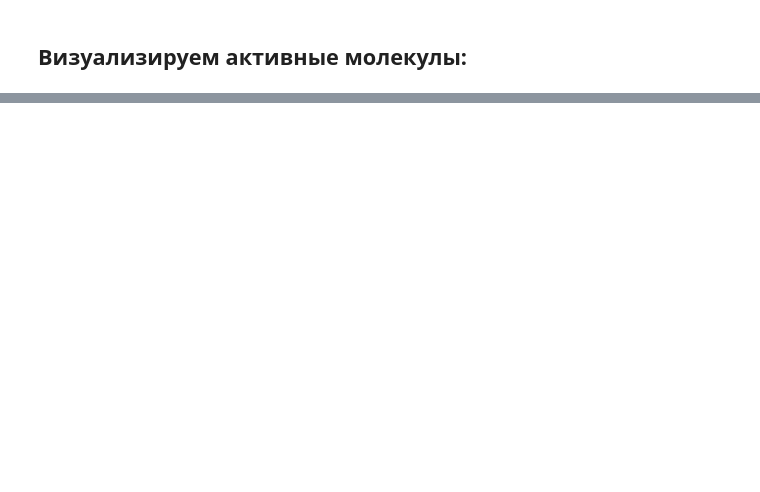
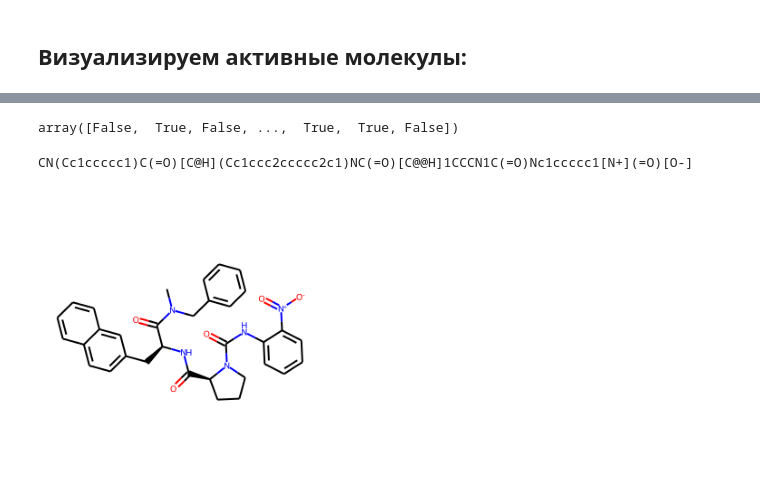
Before and after one commit to akitim/Ligand_activity_prediction_GlobalAI2022, a Jupyter notebook: ligand_activity_prediction.ipynb, the cells around one changed output, grey strips where cells are left out. Saved outputs shown, nothing was run; the diff lists cells and outputs as text; code cells hidden in the pictures; blank space fills up the shorter version.

```diff
--- a/ligand_activity_prediction.ipynb
+++ b/ligand_activity_prediction.ipynb
@@ -50,0 +46,12 @@ train.sample(5)
+# %%
+train = train.loc[:, ['Smiles', 'Active']]
+train.columns = ['smiles', 'active']
+train['is_test'] = 0
+# train['active'] = train['active'].astype('int32')
+
+test = test.loc[:, ['Smiles']]
+test['active'] = False
+test.columns = ['smiles', 'active']
+test['is_test'] = 1
+
+data = pd.concat([train, test]).reset_index(drop=True)
@@ -95,0 +176,16 @@ submission.to_csv
+# %%
+~y_pred.astype(bool)
+# %% [output]
+array([False,  True, False, ...,  True,  True, False])
+# %%
+smpl = train['smiles'][134]
+mol = Chem.MolFromSmiles(smpl)
+im = Chem.Draw.MolToImage(mol)
+print(f'{smpl}')
+plt.figure(figsize = (5, 5))
+axs = plt.axes(frameon=True)
+axs.imshow(im)
+axs.axis('off');
+# %% [output]
+CN(Cc1ccccc1)C(=O)[C@H](Cc1ccc2ccccc2c1)NC(=O)[C@@H]1CCCN1C(=O)Nc1ccccc1[N+](=O)[O-]
+[figure, added]
```
Also changed, not shown: parts of 10 cells of this notebook.
